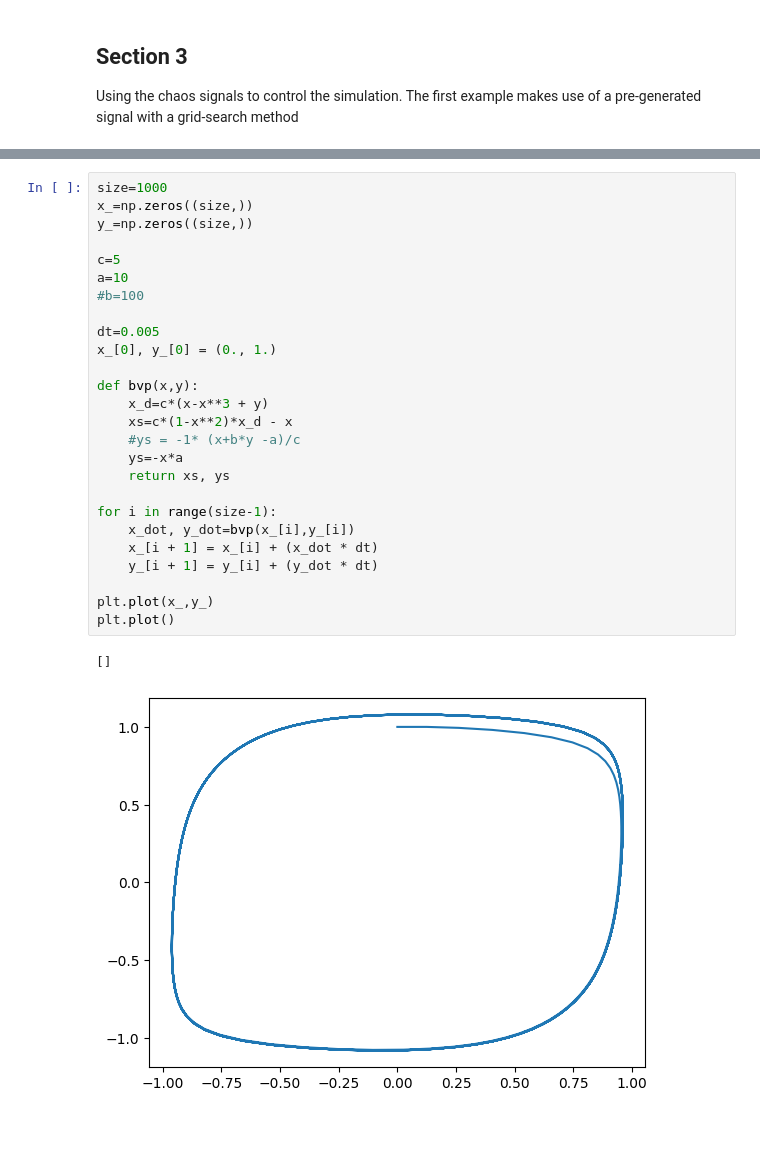
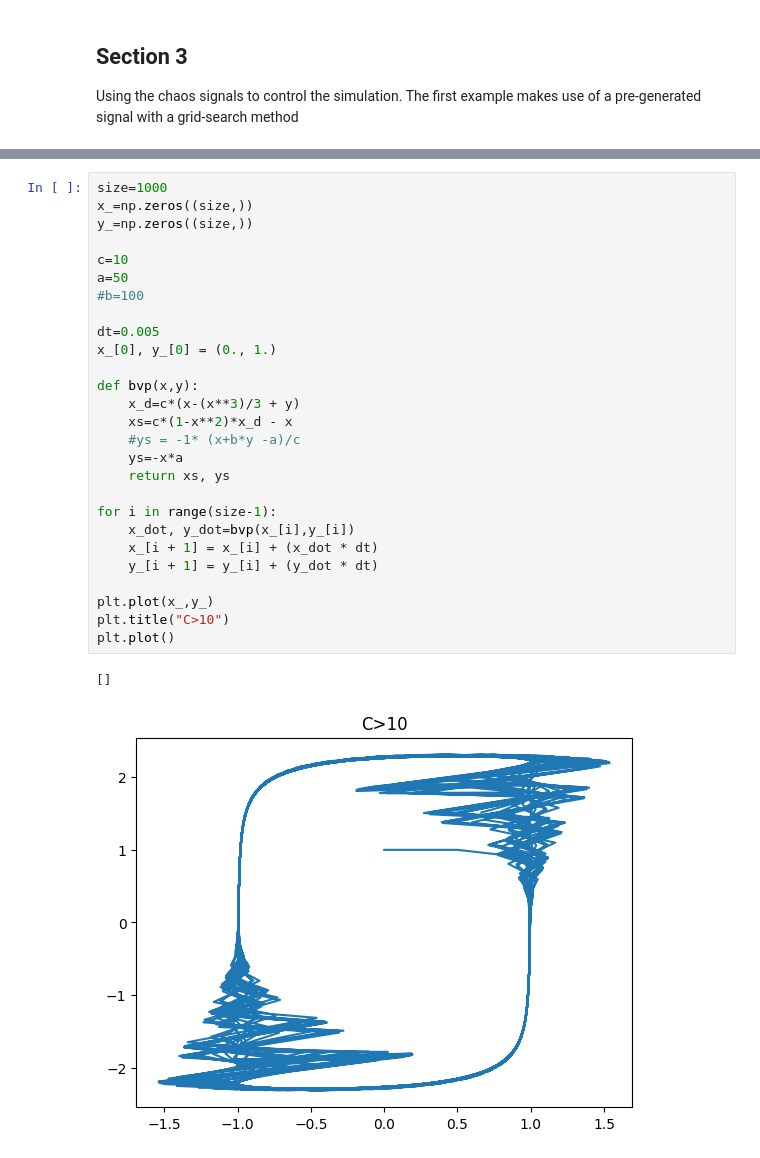
Before and after one commit to shepai/Chaos-Robotics, a Jupyter notebook: Simulation/OpenAIGym/open_ai_example.ipynb, the cells around one changed output, grey strips where cells are left out. Drawn from its saved outputs; the diff is of its cells as text; blank space fills up the shorter version.

```diff
--- a/Simulation/OpenAIGym/open_ai_example.ipynb
+++ b/Simulation/OpenAIGym/open_ai_example.ipynb
@@ -316,29 +319,30 @@ $\ddot{y} = -x\times a$
 # %%
 size=1000
 x_=np.zeros((size,))
 y_=np.zeros((size,))
 
-c=5
-a=10
+c=10
+a=50
 #b=100
 
 dt=0.005
 x_[0], y_[0] = (0., 1.)
 
 def bvp(x,y):
-    x_d=c*(x-x**3 + y)
+    x_d=c*(x-(x**3)/3 + y)
     xs=c*(1-x**2)*x_d - x
     #ys = -1* (x+b*y -a)/c
     ys=-x*a
     return xs, ys
 
 for i in range(size-1):
     x_dot, y_dot=bvp(x_[i],y_[i])
     x_[i + 1] = x_[i] + (x_dot * dt)
     y_[i + 1] = y_[i] + (y_dot * dt)
 
 plt.plot(x_,y_)
+plt.title("C>10")
 plt.plot()
 # %% [output]
 []
-[figure, old version]
+[figure, new version]
```
Also changed, not shown: parts of 8 cells of this notebook.
